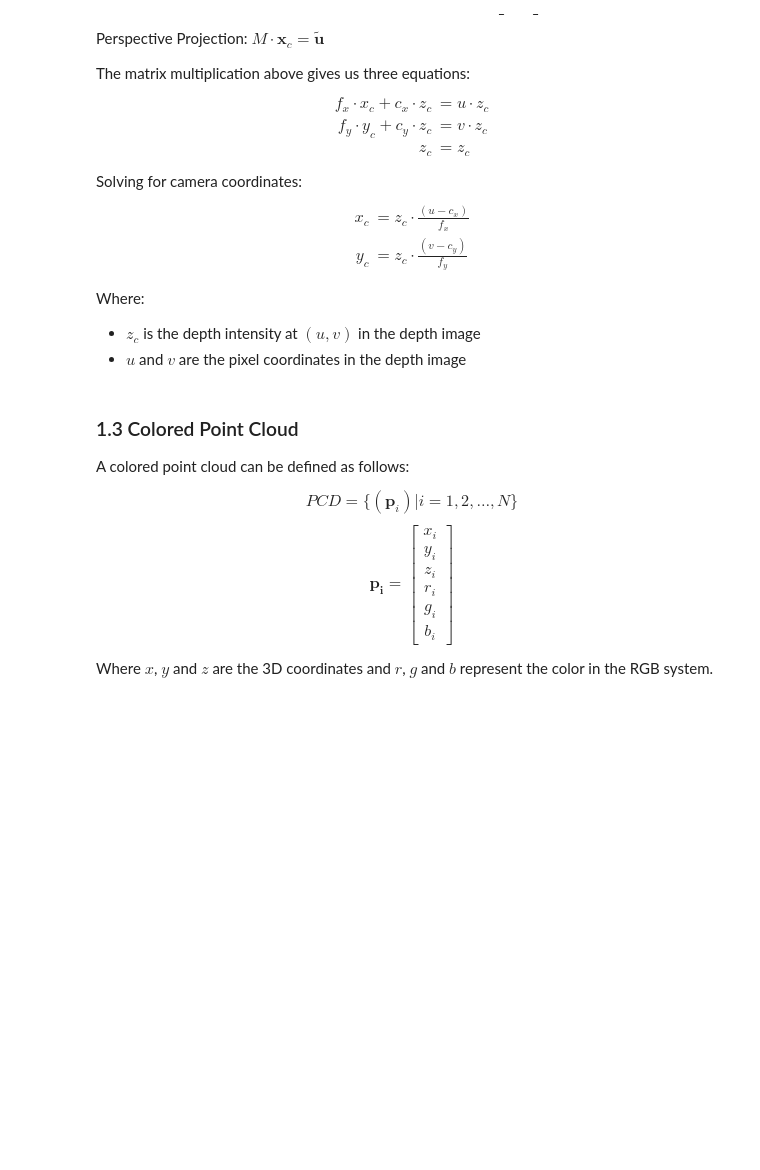
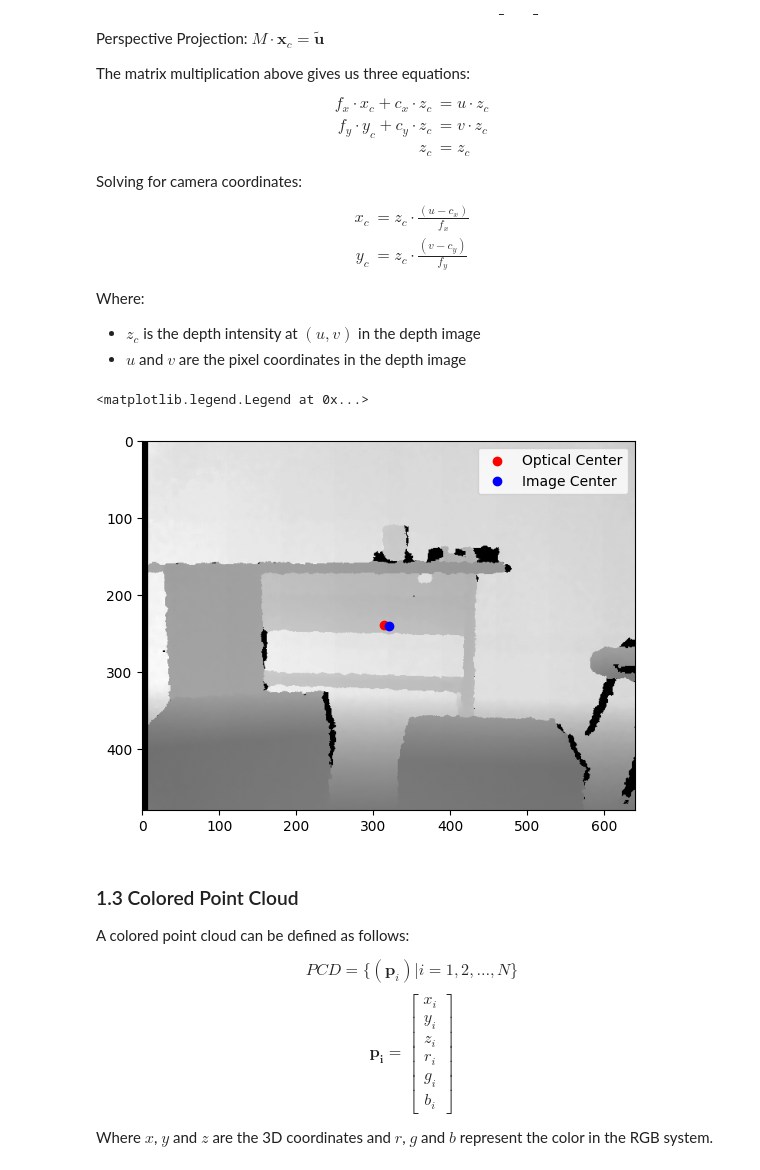
Before and after one commit to RishitSingh10/PointCloud, a Jupyter notebook: point_cloud_from_depth.ipynb, the cells around one changed output. Saved outputs shown, nothing was run; the diff lists cells and outputs as text; code cells hidden in the pictures; blank space fills up the shorter version.

```diff
--- a/point_cloud_from_depth.ipynb
+++ b/point_cloud_from_depth.ipynb
@@ -154,6 +154,15 @@ for i in range(h):
         x = z * (j - CX_DEPTH) / FX_DEPTH
         y = z * (i - CY_DEPTH) / FY_DEPTH
         pcd.append([x, y, z])
+# %%
+# plotting the optical centre for depth image
+plt.imshow(depth_image, cmap="gray")
+plt.scatter(CX_DEPTH, CY_DEPTH, color='red', label='Optical Center')
+plt.scatter(w/2, h/2, color='blue', label='Image Center')
+plt.legend()
+# %% [output]
+<matplotlib.legend.Legend at 0x...>
+[figure, added]
 # %%
 # Visualize using o3d
 pcd_o3d = o3d.geometry.PointCloud()
```
Also changed, not shown: parts of 13 cells of this notebook.
